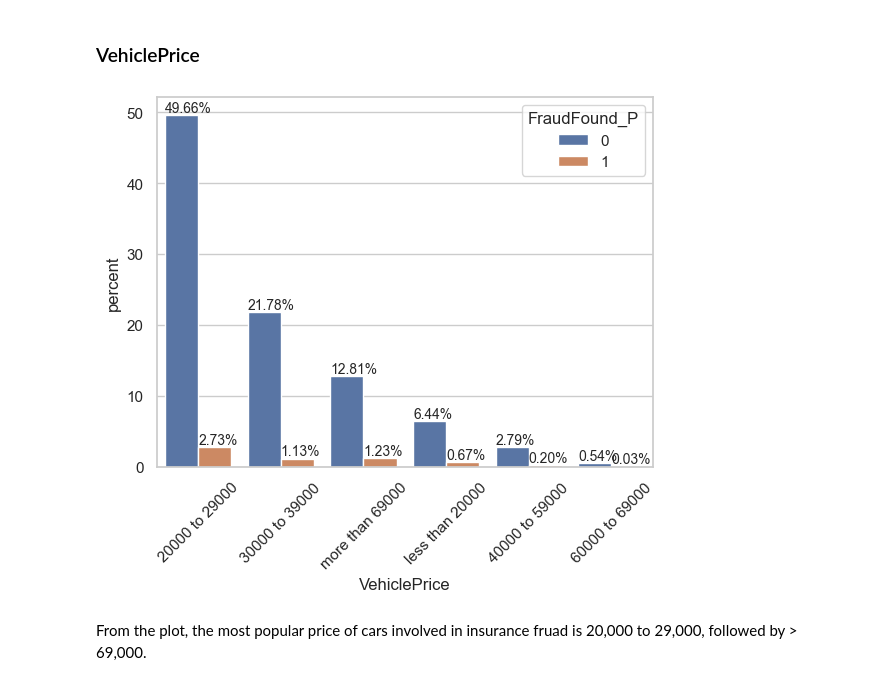
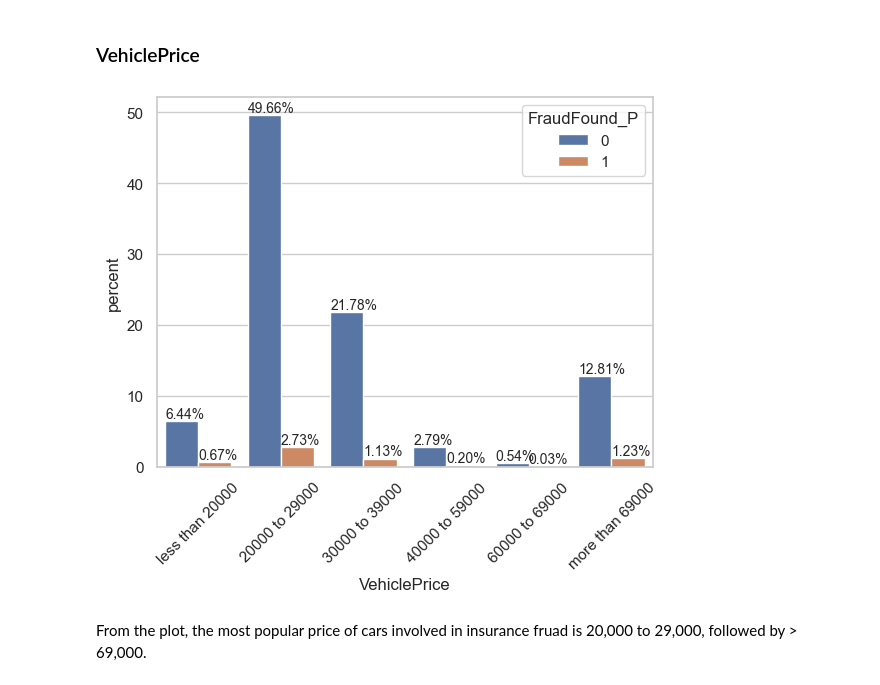
Before and after one commit to lulucopter/dsa4263-fraud-detection, a Jupyter notebook: eda.ipynb, the cells around one changed output. Cells and saved outputs as stored; diff of their text form; code cells hidden in the pictures.

```diff
--- a/eda.ipynb
+++ b/eda.ipynb
@@ -646,15 +646,16 @@ Sedans are the most involved in accident claims. That makes sense, as the most p
 # %% [markdown]
 ### VehiclePrice
 # %%
-ax = sns.countplot(x="VehiclePrice", data=df, hue="FraudFound_P", stat="percent", order=df["VehiclePrice"].value_counts().index)
+order = ["less than 20000", "20000 to 29000", "30000 to 39000", "40000 to 59000", "60000 to 69000", "more than 69000"]
+ax = sns.countplot(x="VehiclePrice", data=df, hue="FraudFound_P", stat="percent", order=order)
 for p in ax.patches: # Annotating counts (p.get_height) onto graph and formatting their positions
     value = "{:,.2f}%".format(p.get_height())
     if value != "0.00%":
         ax.annotate(value, (p.get_x() + p.get_width() - .4, p.get_height() + 1), va="center", fontsize=10)
 plt.xticks(rotation=45)
 plt.show()
 # %% [output]
-[figure, old version]
+[figure, new version]
 # %% [markdown]
 From the plot, the most popular price of cars involved in insurance fruad is 20,000 to 29,000, followed by > 69,000.
 # %% [markdown]
```
Also changed, not shown: parts of 19 cells of this notebook.
